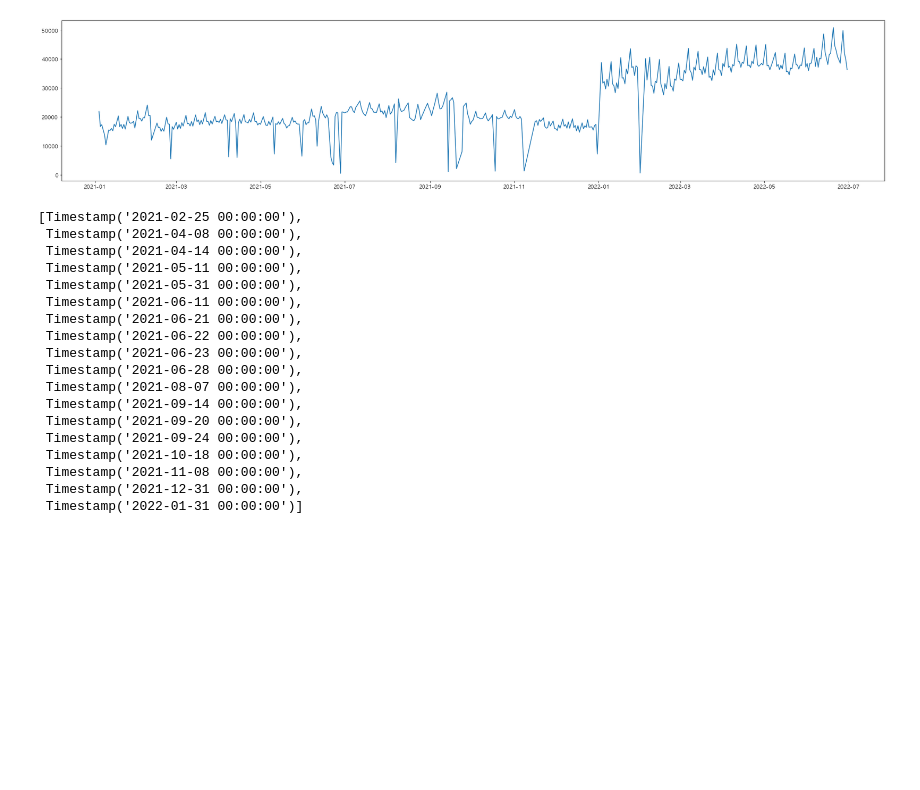
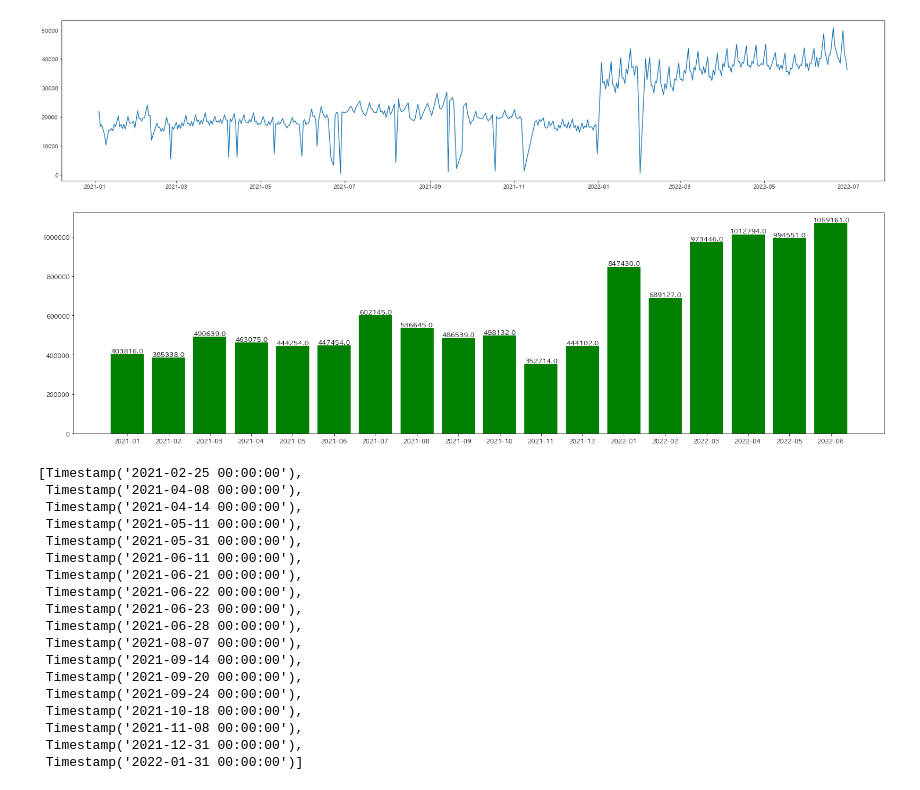
Before and after one commit to LUCI031/grocery_auction, a Jupyter notebook: eda.ipynb, the cells around one changed output. Saved outputs shown, nothing was run; the diff lists cells and outputs as text; code cells hidden in the pictures; blank space fills up the shorter version.

```diff
--- a/eda.ipynb
+++ b/eda.ipynb
@@ -187,5 +232,24 @@ plt.plot(c['prd'])
 plt.show()
 # %% [output]
 [figure]
+# %%
+# 월별 거래 횟수
+# 22년과 21년의 차이가 꽤 많이 난다
+c.reset_index(inplace=True)
+c['ym'] = c['reg_date'].dt.strftime('%Y-%m')
+c.drop(columns=('reg_date'),inplace=True)
+cc = c.groupby(c['ym']).sum()
+cc.reset_index(inplace=True)
+# 월별 거래량
+plt.figure(figsize=(25,7))
+plt.ticklabel_format(axis="y", style="sci", scilimits=(0,200))
+bar = plt.bar(cc['ym'],cc['scale'],color='green')
+for rect in bar:
+    height = rect.get_height()
+    plt.text(rect.get_x() + rect.get_width()/2.0, height, '%.1f' % height, ha='center', va='bottom', size = 11)
+
+plt.show()
+# %% [output]
+[figure, added]
 # %%
 # 공휴일 등의 날짜는 아닌 듯
```
Also changed, not shown: parts of 27 cells of this notebook.
